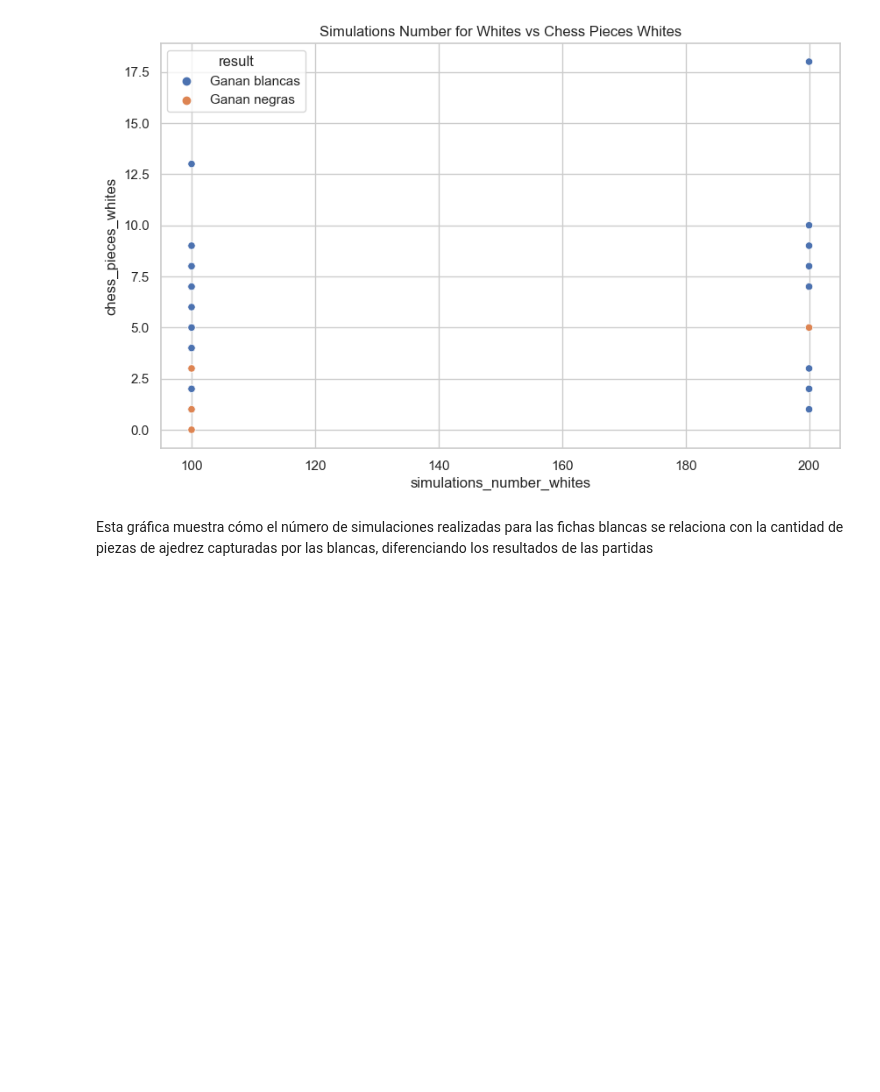
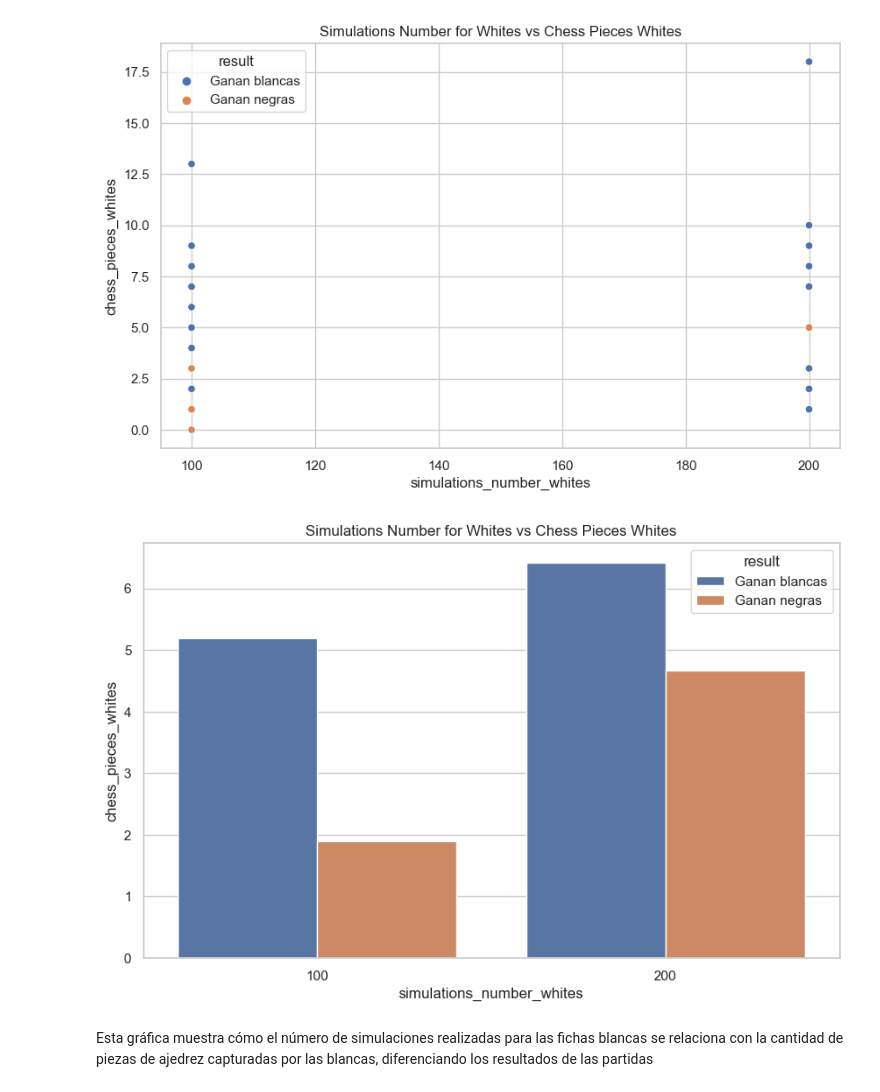
Before and after one commit to Alex-GF/ajedrez-vikinga, a Jupyter notebook: documentacion/hiper_mcts.ipynb, the cells around one changed output. Cells and saved outputs as stored; diff of their text form; code cells hidden in the pictures; blank space fills up the shorter version.

Commit message:
Resultados 3

```diff
--- a/documentacion/hiper_mcts.ipynb
+++ b/documentacion/hiper_mcts.ipynb
@@ -224,11 +221,15 @@ plt.show()
 # %%
-# Set the aesthetic style of the plots
 sns.set(style="whitegrid")
 
-# Define a function to create scatter plots
 def create_scatter_plot(data, x_column, y_column, hue_column, title):
     plt.figure(figsize=(10, 6))
     sns.scatterplot(data=data, x=x_column, y=y_column, hue=hue_column)
     plt.title(title)
     plt.show()
+
+def create_bar_plot(data, x_column, y_column, hue_column, title):
+    plt.figure(figsize=(10, 6))
+    sns.barplot(data=data, x=x_column, y=y_column, hue=hue_column, errorbar=None)
+    plt.title(title)
+    plt.show()
 # %%
@@ -238,5 +237,9 @@ create_scatter_plot(df, 'simulations_number_whites', 'chess_pieces_whites', 'res
 # %% [output]
 [figure]
+# %%
+create_bar_plot(df, 'simulations_number_whites', 'chess_pieces_whites', 'result', 'Simulations Number for Whites vs Chess Pieces Whites')
+# %% [output]
+[figure, added]
 # %% [markdown]
 Esta gráfica muestra cómo el número de simulaciones realizadas para las fichas blancas se relaciona con la cantidad de piezas de ajedrez capturadas por las blancas, diferenciando los resultados de las partidas
 # %%
```
Also changed, not shown: parts of 76 cells of this notebook, 4 other files.
